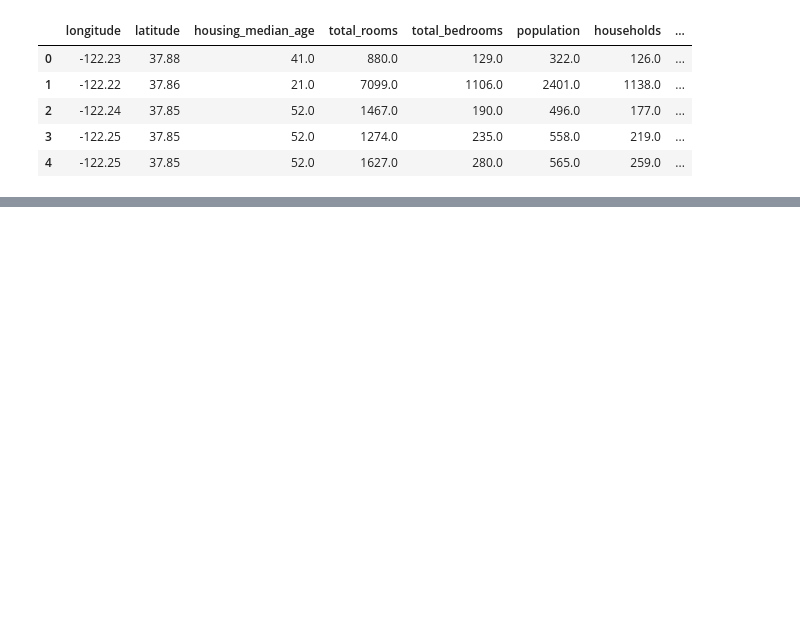
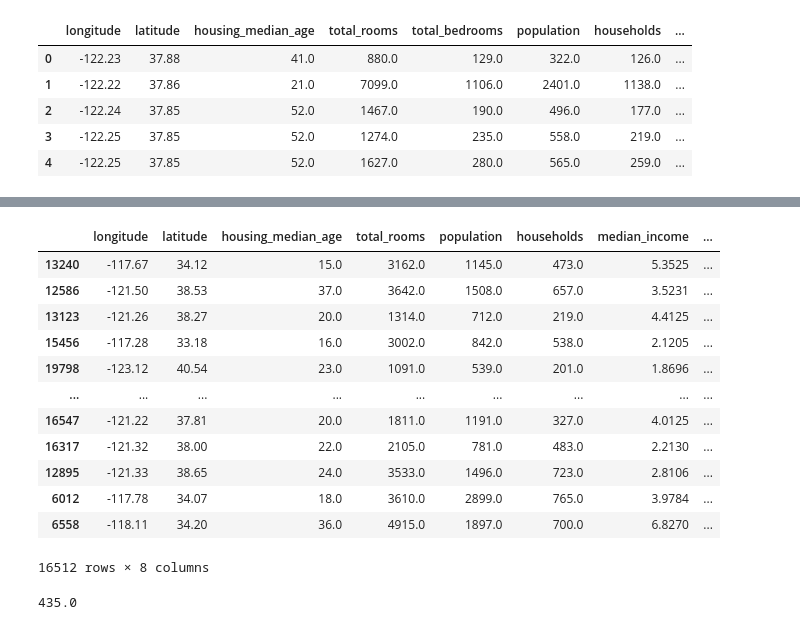
Before and after one commit to hfazliddin98/suniy-intelekt-darslar, a Jupyter notebook: 15-bolim Machine Learning Loyiha Qadamlari/loyiha_2.ipynb, the cells around one changed output, grey strips where cells are left out. Saved outputs shown, nothing was run; the diff lists cells and outputs as text; code cells hidden in the pictures; blank space fills up the shorter version.

```diff
--- a/15-bolim Machine Learning Loyiha Qadamlari/loyiha_2.ipynb
+++ b/15-bolim Machine Learning Loyiha Qadamlari/loyiha_2.ipynb
@@ -18,0 +62,23 @@ df.head()
+# %%
+# 2-Ustunlarni tashlab yuborish
+housing.drop('total_bedrooms', axis=1)
+# %% [output]
+|  | longitude | latitude | housing_median_age | total_rooms | population | households | median_income | ... |
+| 13240 | -117.67 | 34.12 | 15.0 | 3162.0 | 1145.0 | 473.0 | 5.3525 | ... |
+| 12586 | -121.50 | 38.53 | 37.0 | 3642.0 | 1508.0 | 657.0 | 3.5231 | ... |
+| 13123 | -121.26 | 38.27 | 20.0 | 1314.0 | 712.0 | 219.0 | 4.4125 | ... |
+| 15456 | -117.28 | 33.18 | 16.0 | 3002.0 | 842.0 | 538.0 | 2.1205 | ... |
+| 19798 | -123.12 | 40.54 | 23.0 | 1091.0 | 539.0 | 201.0 | 1.8696 | ... |
+| ... | ... | ... | ... | ... | ... | ... | ... | ... |
+| 16547 | -121.22 | 37.81 | 20.0 | 1811.0 | 1191.0 | 327.0 | 4.0125 | ... |
+| 16317 | -121.32 | 38.00 | 22.0 | 2105.0 | 781.0 | 483.0 | 2.2130 | ... |
+| 12895 | -121.33 | 38.65 | 24.0 | 3533.0 | 1496.0 | 723.0 | 2.8106 | ... |
+| 6012 | -117.78 | 34.07 | 18.0 | 3610.0 | 2899.0 | 765.0 | 3.9784 | ... |
+| 6558 | -118.11 | 34.20 | 36.0 | 4915.0 | 1897.0 | 700.0 | 6.8270 | ... |
+16512 rows × 8 columns
+# %%
+#  3- NaN qiymatlarni boshqa qiymatlar bilan almashtirish
+median = housing['total_bedrooms'].median()
+median
+# %% [output]
+435.0
```
Also changed, not shown: parts of 30 cells of this notebook, 1 other file.
